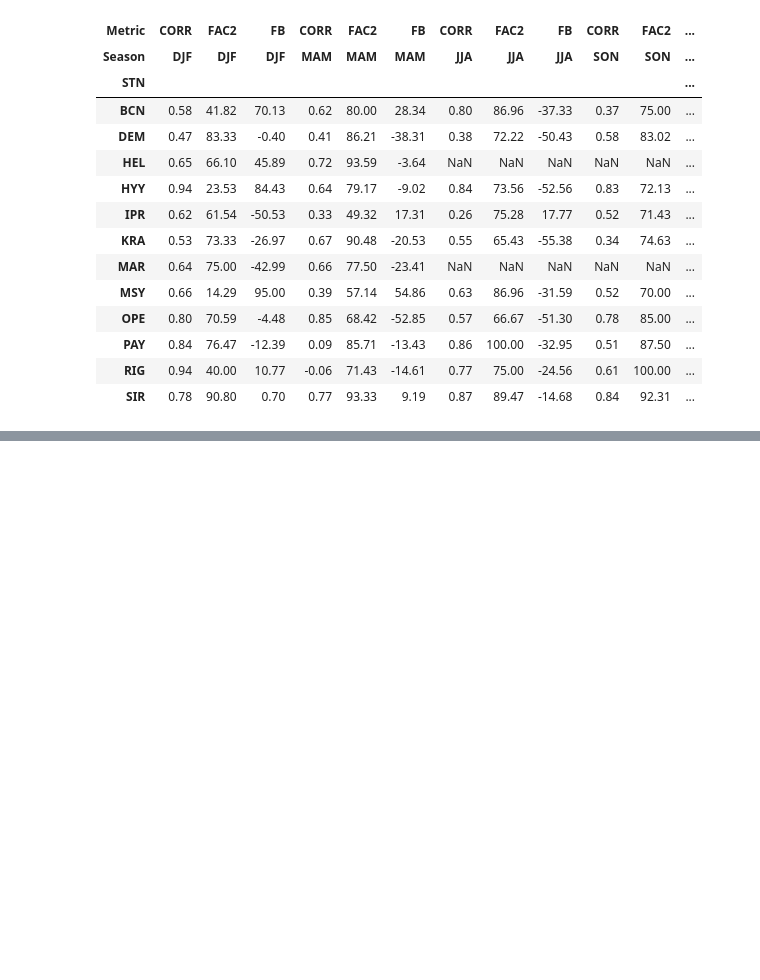
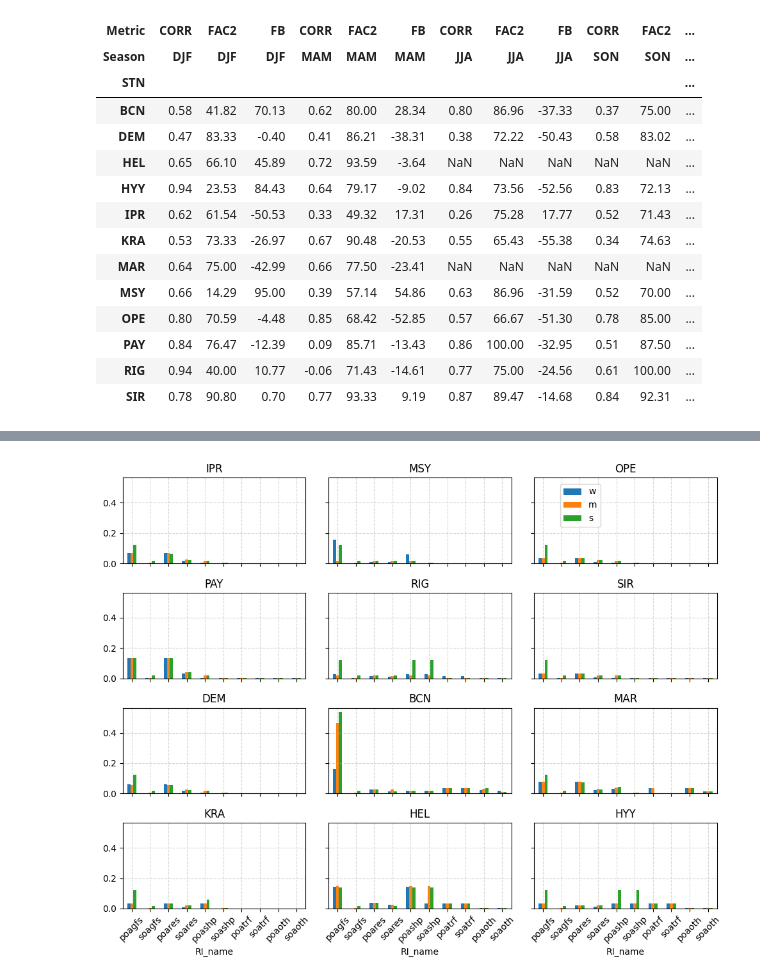
Before and after one commit to hectornav/Tool4BrC, a Jupyter notebook: paper_plots.ipynb, the cells around one changed output, grey strips where cells are left out. Drawn from its saved outputs; the diff is of its cells as text; code cells hidden in the pictures; blank space fills up the shorter version.

```diff
--- a/paper_plots.ipynb
+++ b/paper_plots.ipynb
@@ -578,15 +703,15 @@ etiquetas_obs = {
 def get_cont_perc_abs_obs(stn):
     df_obs = get_apportion(stn)
     # Calcular la suma total anual de cada columna
-    cont_total_anual_obs = df_obs.resample('A').sum()
+    cont_total_anual_obs = df_obs.resample('YE').sum()
 
     # Calcular la suma total anual de todas las columnas
-    cont_total_anual_obs_tot = df_obs.resample('A').sum().sum(axis=1)
+    cont_total_anual_obs_tot = df_obs.resample('YE').sum().sum(axis=1)
 
     # Calcular la contribución porcentual de cada columna como porcentaje del total anual
     cont_total_anual_obs_perc = np.round((cont_total_anual_obs.div(cont_total_anual_obs_tot, axis=0)) * 100, 1)
     #obtenemos tambien los valores absolutos
-    cont_media_anual_obs = np.round(df_obs.resample('A').mean(), 2)
+    cont_media_anual_obs = np.round(df_obs.resample('YE').mean(), 2)
 
     return cont_total_anual_obs_perc, cont_media_anual_obs
 # %%
@@ -644,5 +781,5 @@ get_cont_perc_abs_mod('BCN', soa=True)
 # %%
 #data
-stn = 'MAR'
+stn = 'BCN'
 model_perc, model_abs = get_cont_perc_abs_mod(stn, soa=True)
 obs_perc, obs_abs = get_cont_perc_abs_obs(stn)
@@ -974,0 +1253,3 @@ plt.savefig('results_mass_stats/tabla_resultados_by_season.png', bbox_inches='ti
+# %%
+stations = dict_of_names['acr_first'].keys()
+stations
@@ -974,0 +1294,39 @@ plt.savefig('results_mass_stats/tabla_resultados_by_season.png', bbox_inches='ti
+# %%
+fig, axes = plt.subplots(nrows=4, ncols=3, figsize=(10, 8), sharex=True, sharey=True)
+
+# Aplanar el array de ejes para facilitar su iteración
+axes = axes.flatten()
+
+# Variable para almacenar las handles y labels de la leyenda
+handles, labels = [], []
+
+# Iterar sobre cada estación y crear un subplot para cada una
+for i, (stn, df) in enumerate(data_por_estacion.items()):
+    ax = axes[i]
+    # Usar el eje 'ax' para el plot y almacenar el resultado en 'bars' para la leyenda
+    bars = df.plot(kind='bar', ax=ax, legend=False)
+
+    ax.title.set_text(stn)
+    ax.tick_params(axis='x', labelrotation=45)
+    ax.grid(True, linestyle='--', alpha=0.5)
+    # Si es la primera iteración, guarda las handles y labels para la leyenda
+    if i == 0:
+        handles, labels = ax.get_legend_handles_labels()
+
+# Ajustar el layout para evitar superposiciones
+plt.tight_layout()
+#grid
+
+# Añadir la leyenda fuera del último subplot
+# bbox_to_anchor=(1.05, 1) posiciona la leyenda a la derecha del panel
+fig.legend(handles, labels, loc='upper right', bbox_to_anchor=(.8, .95))
+#save fig
+os.makedirs('figures_paper/ri_optimized', exist_ok=True)
+
+fig.savefig(f"figures_paper/ri_optimized/opt_by_stn.png", dpi=300, bbox_inches='tight' )
+
+
+# Mostrar el gráfico
+plt.show()
+# %% [output]
+[figure, added]
```
Also changed, not shown: parts of 24 cells of this notebook, 29 other files.
